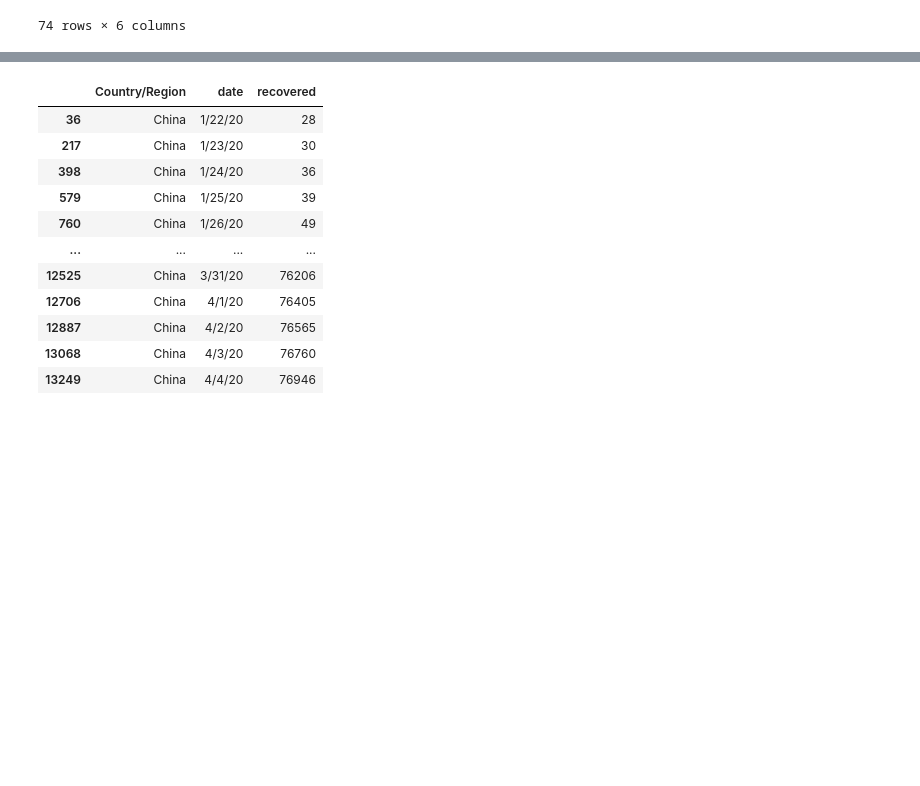
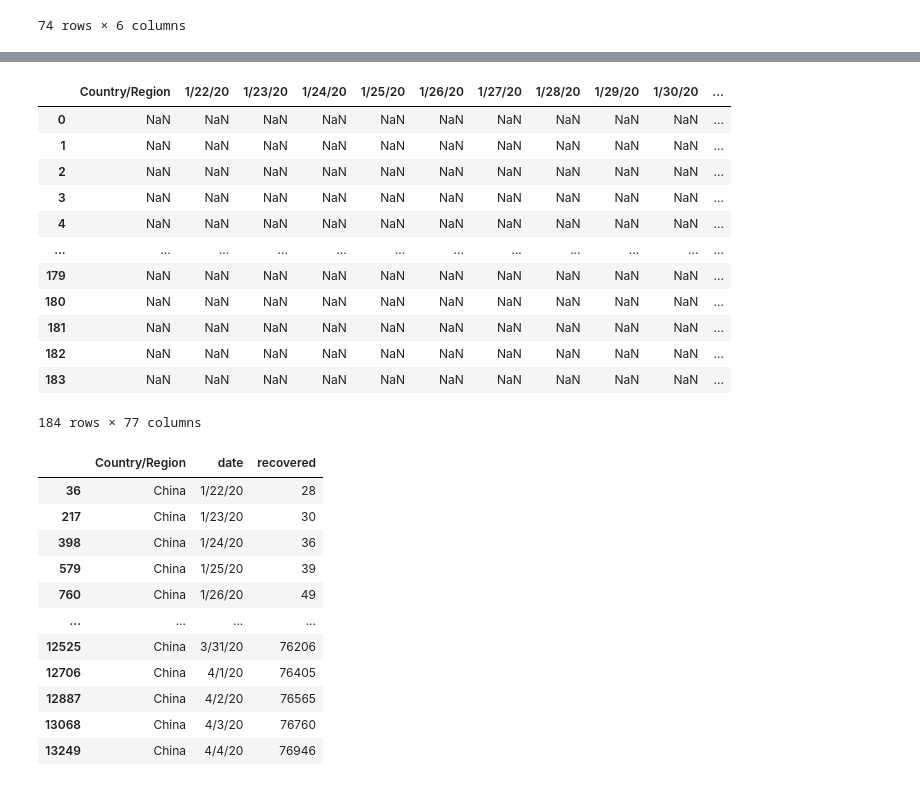
Before and after one commit to ditori1976/covid_app, a Jupyter notebook: DataLoader.ipynb, the cells around one changed output, grey strips where cells are left out. Saved outputs shown, nothing was run; the diff lists cells and outputs as text; code cells hidden in the pictures; blank space fills up the shorter version.

```diff
--- a/DataLoader.ipynb
+++ b/DataLoader.ipynb
@@ -126,3 +242,19 @@ confirmed_c[confirmed_c["Country/Region"]=="China"]
+# %%
+deaths_c[deaths_c.isna()]
+# %% [output]
+|  | Country/Region | 1/22/20 | 1/23/20 | 1/24/20 | 1/25/20 | 1/26/20 | 1/27/20 | 1/28/20 | 1/29/20 | 1/30/20 | ... |
+| 0 | NaN | NaN | NaN | NaN | NaN | NaN | NaN | NaN | NaN | NaN | ... |
+| 1 | NaN | NaN | NaN | NaN | NaN | NaN | NaN | NaN | NaN | NaN | ... |
+| 2 | NaN | NaN | NaN | NaN | NaN | NaN | NaN | NaN | NaN | NaN | ... |
+| 3 | NaN | NaN | NaN | NaN | NaN | NaN | NaN | NaN | NaN | NaN | ... |
+| 4 | NaN | NaN | NaN | NaN | NaN | NaN | NaN | NaN | NaN | NaN | ... |
+| ... | ... | ... | ... | ... | ... | ... | ... | ... | ... | ... | ... |
+| 179 | NaN | NaN | NaN | NaN | NaN | NaN | NaN | NaN | NaN | NaN | ... |
+| 180 | NaN | NaN | NaN | NaN | NaN | NaN | NaN | NaN | NaN | NaN | ... |
+| 181 | NaN | NaN | NaN | NaN | NaN | NaN | NaN | NaN | NaN | NaN | ... |
+| 182 | NaN | NaN | NaN | NaN | NaN | NaN | NaN | NaN | NaN | NaN | ... |
+| 183 | NaN | NaN | NaN | NaN | NaN | NaN | NaN | NaN | NaN | NaN | ... |
+184 rows × 77 columns
 # %%
 recovered_timeseries = pd.melt(recovered_c, id_vars=["Country/Region"], var_name="date", value_name="recovered")
 recovered_timeseries[recovered_timeseries["Country/Region"]=="China"]
```
Also changed, not shown: parts of 17 cells of this notebook, 2 other files.
